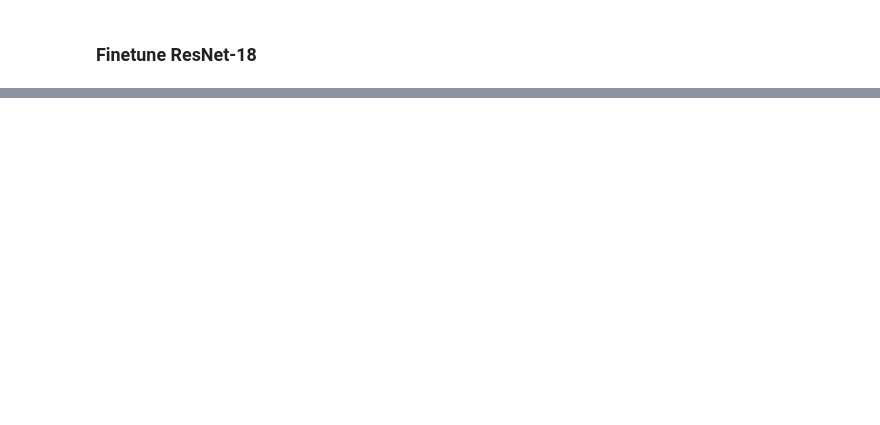
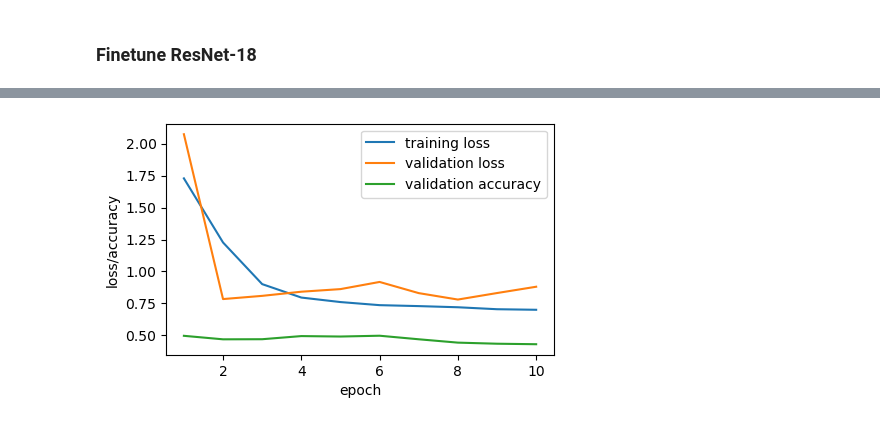
Before and after one commit to mikylab/all-ears, a Jupyter notebook: paired_examples.ipynb, the cells around one changed output, grey strips where cells are left out. Saved outputs shown, nothing was run; the diff lists cells and outputs as text; code cells hidden in the pictures; blank space fills up the shorter version.

```diff
--- a/paired_examples.ipynb
+++ b/paired_examples.ipynb
@@ -25,0 +162,16 @@ data.visualize(batch)
+# %%
+model = shared_models.PairResnet18(num_classes=2)
+nn.init.xavier_uniform_(model.fc.weight)
+model = model.to(device)
+
+learning_rate = 0.001
+
+optimizer = torch.optim.SGD(model.parameters(), lr=learning_rate)
+loss_fn = nn.CrossEntropyLoss()
+
+params_1x = [param for name, param in model.named_parameters()
+             if name not in ["fc.weight", "fc.bias"]]
+optimizer = torch.optim.SGD([{'params': params_1x},
+                             {'params': model.fc.parameters(),
+                            'lr': learning_rate * 10}],
+                            lr=learning_rate, weight_decay=0.001)
@@ -25,0 +187,10 @@ data.visualize(batch)
+# %%
+plt.figure(figsize=(5,3))
+plt.plot(range(1, len(loss_train)+1), loss_train, label='training loss')
+plt.plot(range(1, len(loss_valid)+1), loss_valid, label='validation loss')
+plt.plot(range(1, len(loss_valid)+1), accuracy_valid, label='validation accuracy')
+plt.xlabel('epoch')
+plt.ylabel('loss/accuracy')
+plt.legend();
+# %% [output]
+[figure, added]
```
Also changed, not shown: parts of 13 cells of this notebook, 2 other files.
